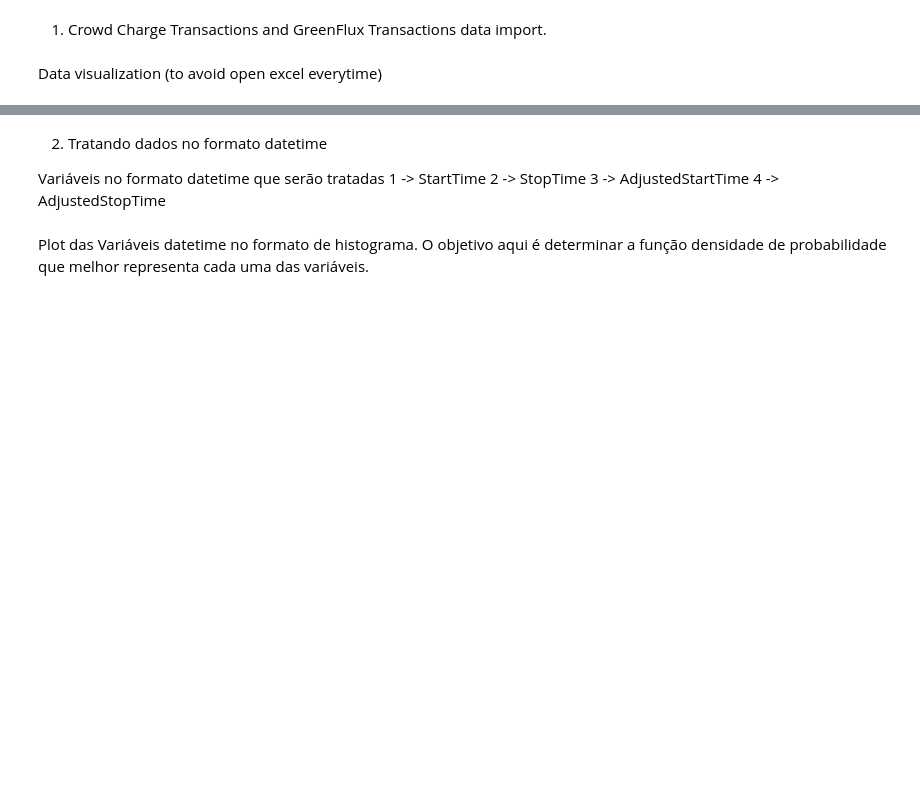
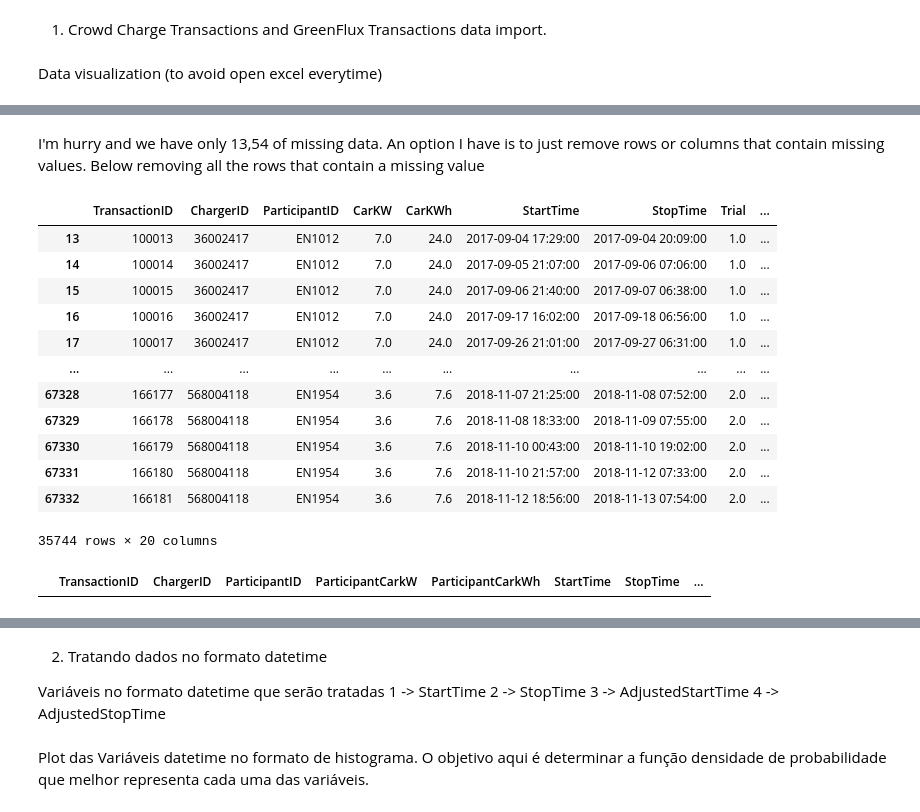
Before and after one commit to devrveiga/task_timeseries, a Jupyter notebook: dataVE.ipynb, the cells around one changed output, grey strips where cells are left out. Cells and saved outputs as stored; diff of their text form; code cells hidden in the pictures; blank space fills up the shorter version.

```diff
--- a/dataVE.ipynb
+++ b/dataVE.ipynb
@@ -79,0 +142,23 @@ Otherwise, equal to 1 – (Theoretical Minimum Charging Time/ Actual Charging Ti
+# %% [markdown]
+I'm hurry and we have only 13,54 of missing data. An option I have is to just remove rows or columns that contain missing values.
+Below removing all the rows that contain a missing value
+# %%
+df.dropna()
+# %% [output]
+|  | TransactionID | ChargerID | ParticipantID | CarKW | CarKWh | StartTime | StopTime | Trial | ... |
+| 13 | 100013 | 36002417 | EN1012 | 7.0 | 24.0 | 2017-09-04 17:29:00 | 2017-09-04 20:09:00 | 1.0 | ... |
+| 14 | 100014 | 36002417 | EN1012 | 7.0 | 24.0 | 2017-09-05 21:07:00 | 2017-09-06 07:06:00 | 1.0 | ... |
+| 15 | 100015 | 36002417 | EN1012 | 7.0 | 24.0 | 2017-09-06 21:40:00 | 2017-09-07 06:38:00 | 1.0 | ... |
+| 16 | 100016 | 36002417 | EN1012 | 7.0 | 24.0 | 2017-09-17 16:02:00 | 2017-09-18 06:56:00 | 1.0 | ... |
+| 17 | 100017 | 36002417 | EN1012 | 7.0 | 24.0 | 2017-09-26 21:01:00 | 2017-09-27 06:31:00 | 1.0 | ... |
+| ... | ... | ... | ... | ... | ... | ... | ... | ... | ... |
+| 67328 | 166177 | 568004118 | EN1954 | 3.6 | 7.6 | 2018-11-07 21:25:00 | 2018-11-08 07:52:00 | 2.0 | ... |
+| 67329 | 166178 | 568004118 | EN1954 | 3.6 | 7.6 | 2018-11-08 18:33:00 | 2018-11-09 07:55:00 | 2.0 | ... |
+| 67330 | 166179 | 568004118 | EN1954 | 3.6 | 7.6 | 2018-11-10 00:43:00 | 2018-11-10 19:02:00 | 2.0 | ... |
+| 67331 | 166180 | 568004118 | EN1954 | 3.6 | 7.6 | 2018-11-10 21:57:00 | 2018-11-12 07:33:00 | 2.0 | ... |
+| 67332 | 166181 | 568004118 | EN1954 | 3.6 | 7.6 | 2018-11-12 18:56:00 | 2018-11-13 07:54:00 | 2.0 | ... |
+35744 rows × 20 columns
+# %%
+dfgf.dropna()
+# %% [output]
+|  | TransactionID | ChargerID | ParticipantID | ParticipantCarkW | ParticipantCarkWh | StartTime | StopTime | ... |
```
Also changed, not shown: parts of 16 cells of this notebook, 1 other file.
